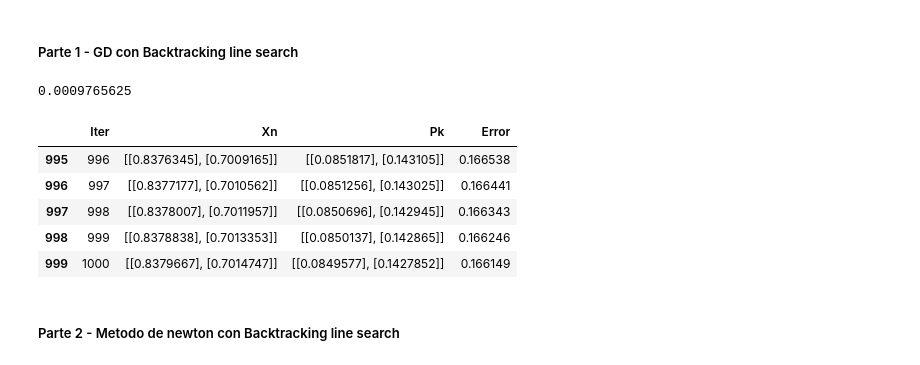
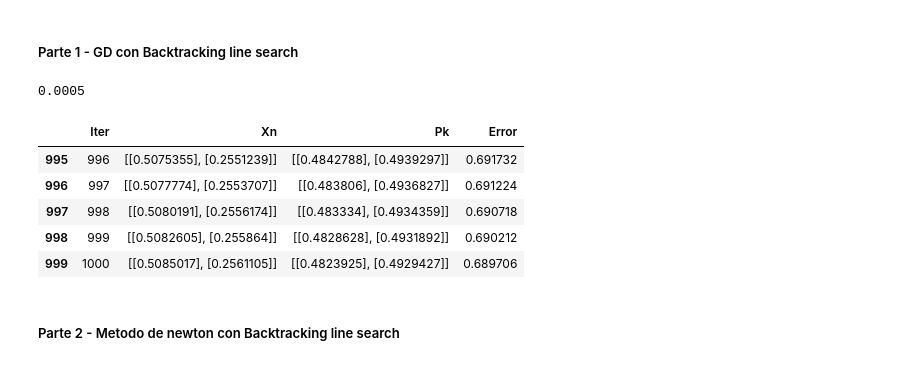
Before and after one commit to CarlosGarlem/AlgoritmosDS, a Jupyter notebook: optimizationProject/algoritmos.ipynb, the cells around one changed output. Saved outputs shown, nothing was run; the diff lists cells and outputs as text; code cells hidden in the pictures.

```diff
--- a/optimizationProject/algoritmos.ipynb
+++ b/optimizationProject/algoritmos.ipynb
@@ -448,6 +474,6 @@ epsilon = 0.000001
 # %%
 for lr in lr_list:
-    errors = computeGD(x_0, A, b, kmax, epsilon, lr, 1)
-    plt.plot(np.arange(1,31), errors[:30])
+    df = computeGD(x_0, A, b, kmax, lr, 1)
+    plt.plot(np.arange(1,21), df.loc[:19, 'Error'])
 plt.show()
 # %% [output]
@@ -462,7 +497,7 @@ kmax = 1000
 # %%
 for lr in lr_list:
     for mb in mb_list:
-        errors = computeGD(x_0, A, b, kmax, epsilon, lr, mb)
-        plt.plot(np.arange(1,31), errors[:30])
+        df = computeGD(x_0, A, b, kmax, lr, mb)
+        plt.plot(np.arange(1,21), df.loc[:19, 'Error'])
     plt.show()
 # %% [output]
@@ -498,13 +542,17 @@ def backTrackingLineSearch(x_0, lr, ro, c):
 
     return lr
 # %%
-def rosenbrock_backtracking(x_0, kmax, epsilon, alpha, ro, c):
+def rosenbrock_backtracking(x_0, kmax, epsilon, alpha, ro, c, lr_type = 'bracktracking'):
     k = 0
     x_k = parseInput(x_0, reshape = True)
     error = float('inf')
     data = {'Iter': [], 'Xn': [], 'Pk': [], 'Error': []}
 
-    lr = backTrackingLineSearch(x_k, alpha, ro, c)
+    if lr_type == 'backtracking':
+        lr = backTrackingLineSearch(x_k, alpha, ro, c)
+    else: #else it would be constant
+        lr = alpha
+
     while k < kmax and error > epsilon:
         gradient = getRosenbrockGradient(x_k)
         x_k1 = x_k - (lr * gradient)
@@ -519,27 +567,28 @@ def rosenbrock_backtracking(x_0, kmax, epsilon, alpha, ro, c):
         data['Error'].append(error.round(7))
 
     results = pd.DataFrame(data)
-    return results
+    return results, lr
 # %%
 x_array = [np.array(['0', '0']), np.array(['0.6', '0.6']), np.array(['-0.5', '1']), np.array(['-1.2', '1'])]
-x_0 = x_array[1]
+x_0 = x_array[0]
 epsilon = 0.00000001
 kmax = 1000
 
-alpha = 1
+alpha = 0.0005
 ro = 0.5
 c = 0.0001
 # %%
-df = rosenbrock_backtracking(x_0, kmax, epsilon, alpha, ro, c)
+df, lr = rosenbrock_backtracking(x_0, kmax, epsilon, alpha, ro, c, 'backtracking2')
+print(lr)
 df.tail()
 # %% [output]
-0.0009765625
+0.0005
 |  | Iter | Xn | Pk | Error |
-| 995 | 996 | [[0.8376345], [0.7009165]] | [[0.0851817], [0.143105]] | 0.166538 |
-| 996 | 997 | [[0.8377177], [0.7010562]] | [[0.0851256], [0.143025]] | 0.166441 |
-| 997 | 998 | [[0.8378007], [0.7011957]] | [[0.0850696], [0.142945]] | 0.166343 |
-| 998 | 999 | [[0.8378838], [0.7013353]] | [[0.0850137], [0.142865]] | 0.166246 |
-| 999 | 1000 | [[0.8379667], [0.7014747]] | [[0.0849577], [0.1427852]] | 0.166149 |
+| 995 | 996 | [[0.5075355], [0.2551239]] | [[0.4842788], [0.4939297]] | 0.691732 |
+| 996 | 997 | [[0.5077774], [0.2553707]] | [[0.483806], [0.4936827]] | 0.691224 |
+| 997 | 998 | [[0.5080191], [0.2556174]] | [[0.483334], [0.4934359]] | 0.690718 |
+| 998 | 999 | [[0.5082605], [0.255864]] | [[0.4828628], [0.4931892]] | 0.690212 |
+| 999 | 1000 | [[0.5085017], [0.2561105]] | [[0.4823925], [0.4929427]] | 0.689706 |
 # %% [markdown]
 ##### Parte 2 - Metodo de newton con Backtracking line search
 # %%
```
Also changed, not shown: parts of 20 cells of this notebook, 1 other file.
